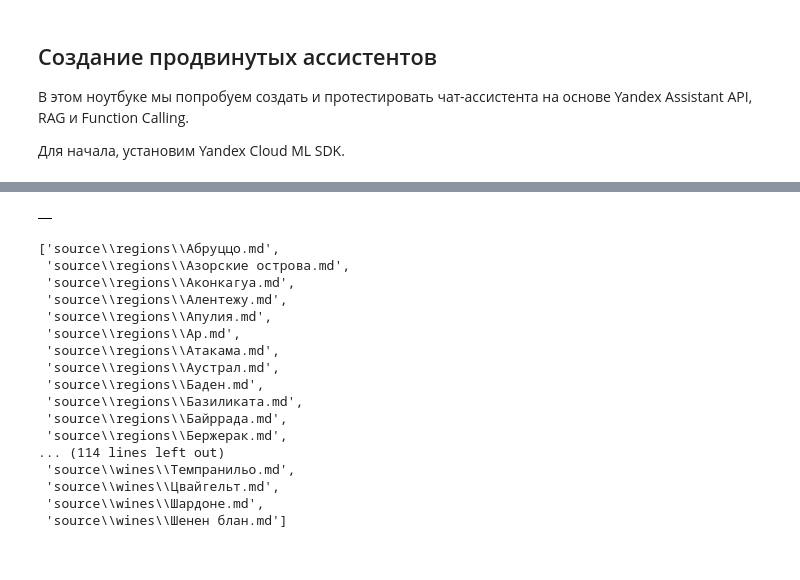
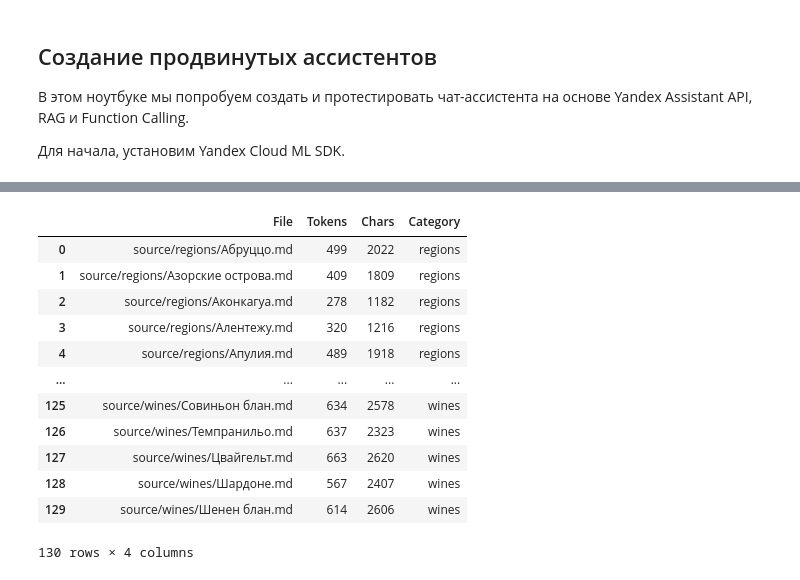
Before and after one commit to yandex-datasphere/advanced-assistant, a Jupyter notebook: advanced-assistant.ipynb, the cells around one changed output, grey strips where cells are left out. Drawn from its saved outputs; the diff is of its cells as text; code cells hidden in the pictures.

```diff
--- a/advanced-assistant.ipynb
+++ b/advanced-assistant.ipynb
@@ -54,0 +43,2 @@ print(result.text)
+# %%
+model.run("Какое вино можно пить с устрицами?").text
@@ -69,43 +87,41 @@ assistant.delete()
 # %%
 from glob import glob
 from tqdm.auto import tqdm
 import pandas as pd
 
 def get_token_count(filename):
     with open(filename,'r',encoding='utf8') as f:
         return len(model.tokenize(f.read()))
 
+def get_file_len(filename):
+    with open(filename,encoding='utf-8') as f:
+        l = len(f.read())
+    return l
+
 d = [
         {
             "File" : fn,
             "Tokens" : get_token_count(fn),
+            "Chars" : get_file_len(fn),
             "Category" : fn.split('/')[1]
         }
     for fn in glob('source/*/*.md')
-    if fn.count('/') > 2
+    if fn.count('/') == 2
 ]
 
 df = pd.DataFrame(d)
 df
 # %% [output]
-|  |
+|  | File | Tokens | Chars | Category |
+| 0 | source/regions/Абруццо.md | 499 | 2022 | regions |
+| 1 | source/regions/Азорские острова.md | 409 | 1809 | regions |
+| 2 | source/regions/Аконкагуа.md | 278 | 1182 | regions |
+| 3 | source/regions/Алентежу.md | 320 | 1216 | regions |
+| 4 | source/regions/Апулия.md | 489 | 1918 | regions |
+| ... | ... | ... | ... | ... |
+| 125 | source/wines/Совиньон блан.md | 634 | 2578 | wines |
+| 126 | source/wines/Темпранильо.md | 637 | 2323 | wines |
+| 127 | source/wines/Цвайгельт.md | 663 | 2620 | wines |
+| 128 | source/wines/Шардоне.md | 567 | 2407 | wines |
+| 129 | source/wines/Шенен блан.md | 614 | 2606 | wines |
+130 rows × 4 columns
-# %%
-glob('source/*/*.md')
-# %% [output]
-['source\\regions\\Абруццо.md',
- 'source\\regions\\Азорские острова.md',
- 'source\\regions\\Аконкагуа.md',
- 'source\\regions\\Алентежу.md',
- 'source\\regions\\Апулия.md',
- 'source\\regions\\Ар.md',
- 'source\\regions\\Атакама.md',
- 'source\\regions\\Аустрал.md',
- 'source\\regions\\Баден.md',
- 'source\\regions\\Базиликата.md',
- 'source\\regions\\Байррада.md',
- 'source\\regions\\Бержерак.md',
-... (114 lines left out)
- 'source\\wines\\Темпранильо.md',
- 'source\\wines\\Цвайгельт.md',
- 'source\\wines\\Шардоне.md',
- 'source\\wines\\Шенен блан.md']
```
Also changed, not shown: parts of 35 cells of this notebook, 1 other file.
